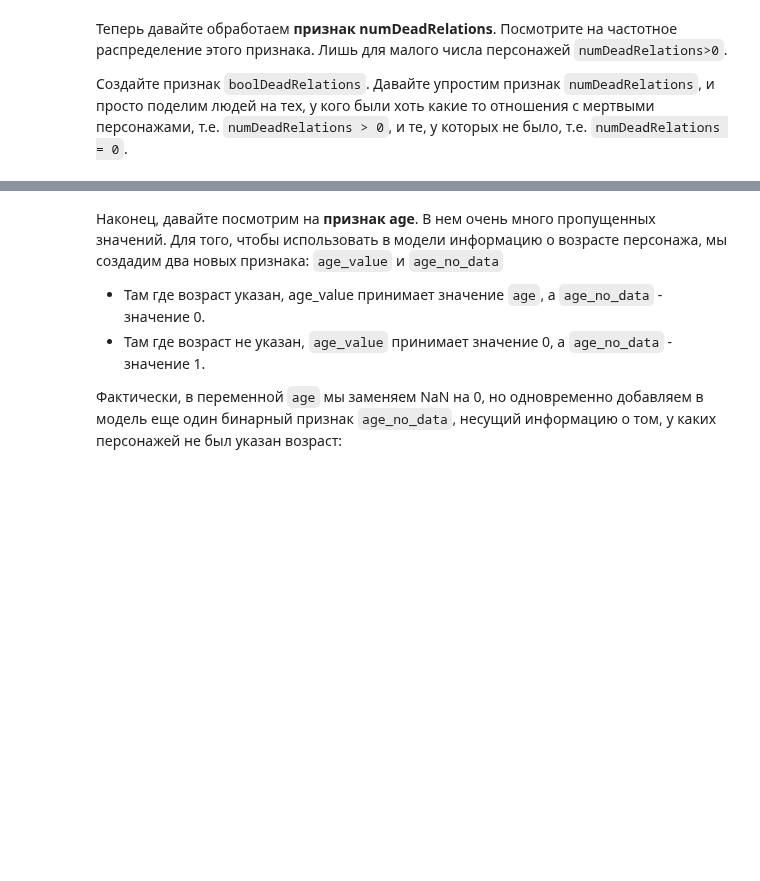
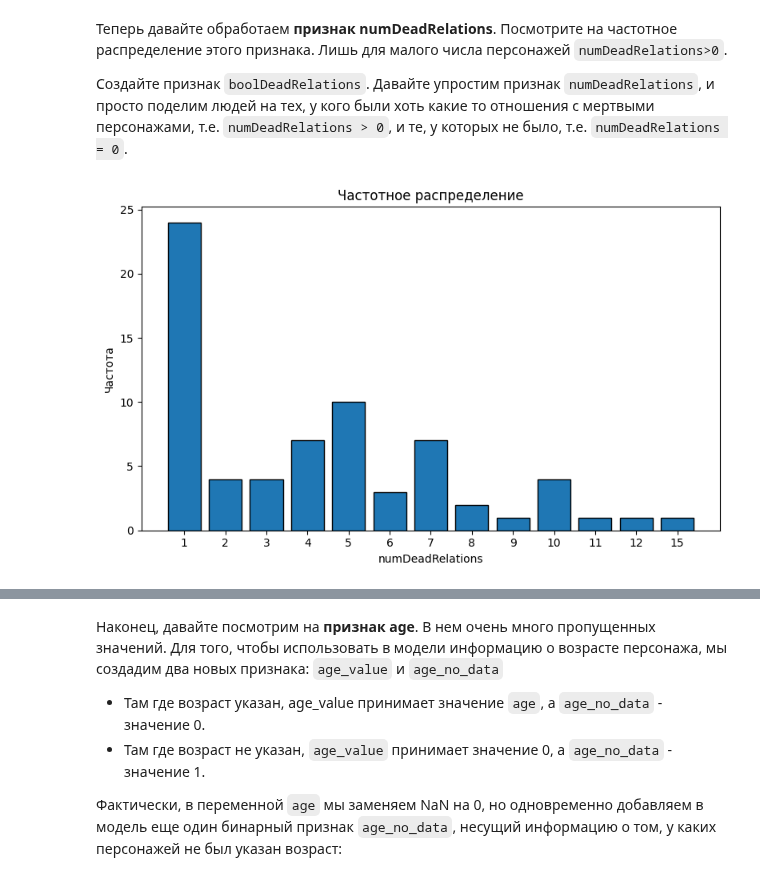
Before and after one commit to code-stepan/DeepLearningSchool, a Jupyter notebook: hw_1_game_of_thrones.ipynb, the cells around one changed output, grey strips where cells are left out. Cells and saved outputs as stored; diff of their text form; code cells hidden in the pictures; blank space fills up the shorter version.

```diff
--- a/hw_1_game_of_thrones.ipynb
+++ b/hw_1_game_of_thrones.ipynb
@@ -150,3 +257,16 @@ data.describe(include = [...]).T[['count', 'min', 'max']]
 Посмотрите на частотное распределение этого признака. Лишь для малого числа персонажей `numDeadRelations>0`.
 
 Создайте признак `boolDeadRelations`. Давайте упростим признак `numDeadRelations`, и просто поделим людей на тех, у кого были хоть какие то отношения с мертвыми персонажами, т.е. `numDeadRelations > 0`, и те, у которых не было, т.е. `numDeadRelations = 0`.
+# %%
+filtered = data[data["numDeadRelations"] > 0]
+freq = filtered["numDeadRelations"].value_counts().sort_index()
+
+plt.figure(figsize=(8, 5))
+plt.bar(freq.index.astype(str), freq.values, edgecolor="black")
+plt.xlabel("numDeadRelations")
+plt.ylabel("Частота")
+plt.title("Частотное распределение")
+plt.tight_layout()
+plt.show()
+# %% [output]
+[figure, added]
```
Also changed, not shown: parts of 22 cells of this notebook.
